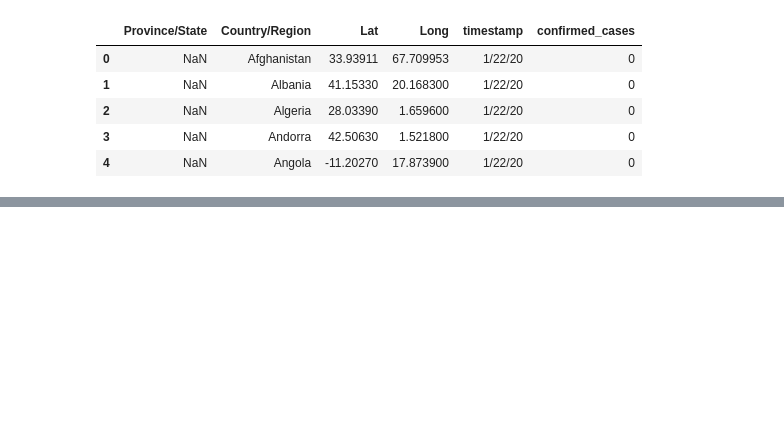
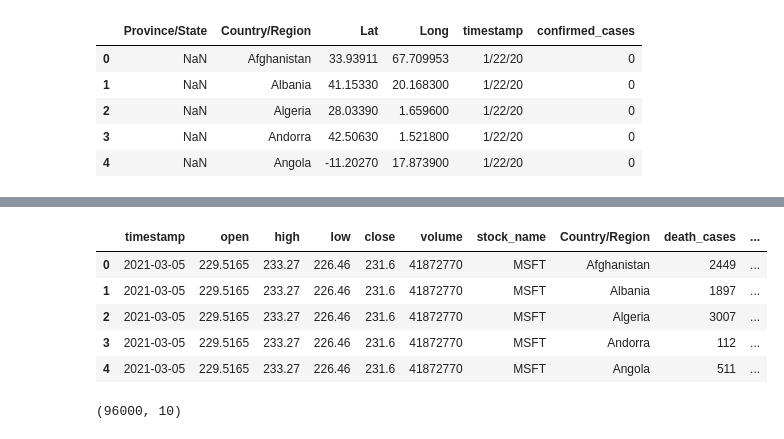
Before and after one commit to khushboolohat/Group-2-final, a Jupyter notebook: khushboo.ipynb, the cells around one changed output, grey strips where cells are left out. Cells and saved outputs as stored; diff of their text form; code cells hidden in the pictures; blank space fills up the shorter version.

```diff
--- a/khushboo.ipynb
+++ b/khushboo.ipynb
@@ -80,0 +96,3 @@ confirm_df_long.head()
+# %%
+final_stock = pd.concat([us_stock, ca_stock, retail_stock, travel_stock, material_stock]).reset_index(drop = True)
+final_stock.stock_name.unique()
@@ -80,0 +114,4 @@ confirm_df_long.head()
+# %%
+deaths_df_long = deaths_df_long.groupby(['Country/Region','timestamp'])['death_cases'].sum().reset_index()
+confirm_df_long = confirm_df_long.groupby(['Country/Region','timestamp'])['confirmed_cases'].sum().reset_index()
+final_covid = pd.concat([deaths_df_long, confirm_df_long['confirmed_cases']], axis = 1)
@@ -80,0 +136,18 @@ confirm_df_long.head()
+# %%
+final_covid['timestamp'] = pd.to_datetime(final_covid.timestamp)
+final_stock['timestamp'] = pd.to_datetime(final_stock.timestamp)
+# %%
+final_data = final_stock.merge(final_covid, on = 'timestamp', how = 'left')
+# %%
+final_data.head()
+# %% [output]
+|  | timestamp | open | high | low | close | volume | stock_name | Country/Region | death_cases | ... |
+| 0 | 2021-03-05 | 229.5165 | 233.27 | 226.46 | 231.6 | 41872770 | MSFT | Afghanistan | 2449 | ... |
+| 1 | 2021-03-05 | 229.5165 | 233.27 | 226.46 | 231.6 | 41872770 | MSFT | Albania | 1897 | ... |
+| 2 | 2021-03-05 | 229.5165 | 233.27 | 226.46 | 231.6 | 41872770 | MSFT | Algeria | 3007 | ... |
+| 3 | 2021-03-05 | 229.5165 | 233.27 | 226.46 | 231.6 | 41872770 | MSFT | Andorra | 112 | ... |
+| 4 | 2021-03-05 | 229.5165 | 233.27 | 226.46 | 231.6 | 41872770 | MSFT | Angola | 511 | ... |
+# %%
+final_data.shape
+# %% [output]
+(96000, 10)
```
Also changed, not shown: parts of 12 cells of this notebook.
